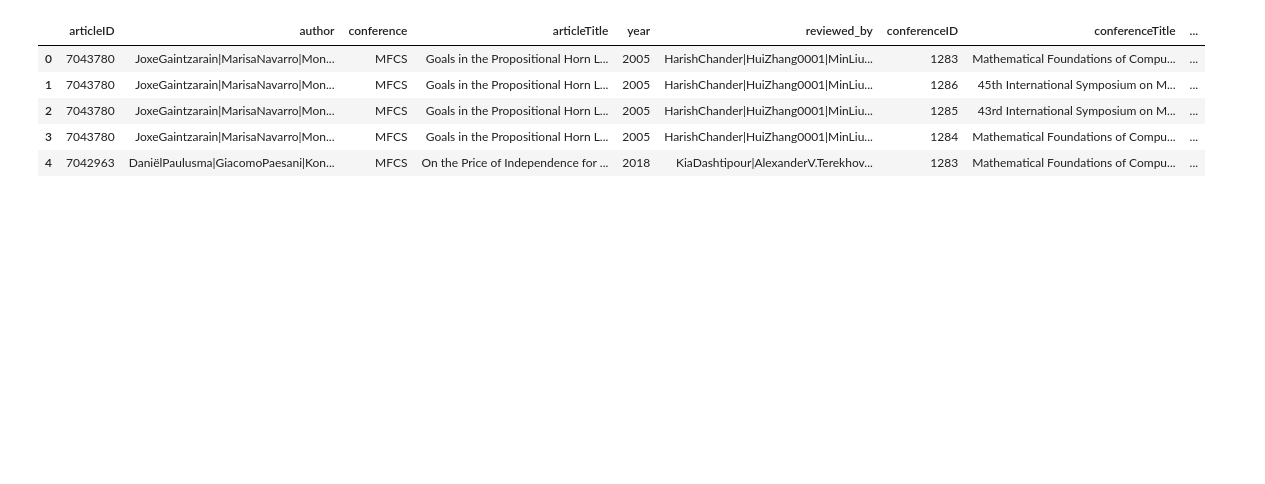
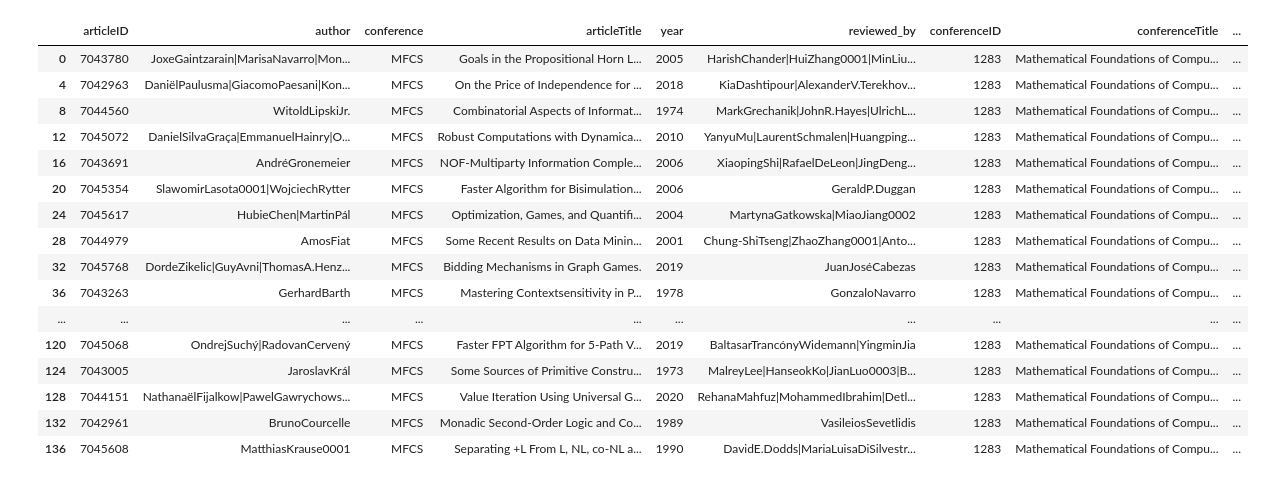
Before and after one commit to KatBCN/SDM_Lab3, a Jupyter notebook: data prep/Data Processing Lab 3.ipynb, the cells around one changed output. Cells and saved outputs as stored; diff of their text form; code cells hidden in the pictures; blank space fills up the shorter version.

```diff
--- a/data prep/Data Processing Lab 3.ipynb
+++ b/data prep/Data Processing Lab 3.ipynb
@@ -195,12 +197,23 @@ articles = articles.drop(['key',
 
 articles.to_csv('articles_processed.csv')
 articles[:5].to_csv('article_slice.csv')
-# %%
-proceeding.head()
-# %% [output]
-|  | articleID | author | conference | articleTitle | year | reviewed_by | conferenceID | conferenceTitle | ... |
-| 0 | 7043780 | JoxeGaintzarain|MarisaNavarro|Mon... | MFCS | Goals in the Propositional Horn L... | 2005 | HarishChander|HuiZhang0001|MinLiu... | 1283 | Mathematical Foundations of Compu... | ... |
-| 1 | 7043780 | JoxeGaintzarain|MarisaNavarro|Mon... | MFCS | Goals in the Propositional Horn L... | 2005 | HarishChander|HuiZhang0001|MinLiu... | 1286 | 45th International Symposium on M... | ... |
-| 2 | 7043780 | JoxeGaintzarain|MarisaNavarro|Mon... | MFCS | Goals in the Propositional Horn L... | 2005 | HarishChander|HuiZhang0001|MinLiu... | 1285 | 43rd International Symposium on M... | ... |
-| 3 | 7043780 | JoxeGaintzarain|MarisaNavarro|Mon... | MFCS | Goals in the Propositional Horn L... | 2005 | HarishChander|HuiZhang0001|MinLiu... | 1284 | Mathematical Foundations of Compu... | ... |
-| 4 | 7042963 | DaniëlPaulusma|GiacomoPaesani|Kon... | MFCS | On the Price of Independence for ... | 2018 | KiaDashtipour|AlexanderV.Terekhov... | 1283 | Mathematical Foundations of Compu... | ... |
+# %%
+pro
+# %% [output]
+|  | articleID | author | conference | articleTitle | year | reviewed_by | conferenceID | conferenceTitle | ... |
+| 0 | 7043780 | JoxeGaintzarain|MarisaNavarro|Mon... | MFCS | Goals in the Propositional Horn L... | 2005 | HarishChander|HuiZhang0001|MinLiu... | 1283 | Mathematical Foundations of Compu... | ... |
+| 4 | 7042963 | DaniëlPaulusma|GiacomoPaesani|Kon... | MFCS | On the Price of Independence for ... | 2018 | KiaDashtipour|AlexanderV.Terekhov... | 1283 | Mathematical Foundations of Compu... | ... |
+| 8 | 7044560 | WitoldLipskiJr. | MFCS | Combinatorial Aspects of Informat... | 1974 | MarkGrechanik|JohnR.Hayes|UlrichL... | 1283 | Mathematical Foundations of Compu... | ... |
+| 12 | 7045072 | DanielSilvaGraça|EmmanuelHainry|O... | MFCS | Robust Computations with Dynamica... | 2010 | YanyuMu|LaurentSchmalen|Huangping... | 1283 | Mathematical Foundations of Compu... | ... |
+| 16 | 7043691 | AndréGronemeier | MFCS | NOF-Multiparty Information Comple... | 2006 | XiaopingShi|RafaelDeLeon|JingDeng... | 1283 | Mathematical Foundations of Compu... | ... |
+| 20 | 7045354 | SlawomirLasota0001|WojciechRytter | MFCS | Faster Algorithm for Bisimulation... | 2006 | GeraldP.Duggan | 1283 | Mathematical Foundations of Compu... | ... |
+| 24 | 7045617 | HubieChen|MartinPál | MFCS | Optimization, Games, and Quantifi... | 2004 | MartynaGatkowska|MiaoJiang0002 | 1283 | Mathematical Foundations of Compu... | ... |
+| 28 | 7044979 | AmosFiat | MFCS | Some Recent Results on Data Minin... | 2001 | Chung-ShiTseng|ZhaoZhang0001|Anto... | 1283 | Mathematical Foundations of Compu... | ... |
+| 32 | 7045768 | DordeZikelic|GuyAvni|ThomasA.Henz... | MFCS | Bidding Mechanisms in Graph Games. | 2019 | JuanJoséCabezas | 1283 | Mathematical Foundations of Compu... | ... |
+| 36 | 7043263 | GerhardBarth | MFCS | Mastering Contextsensitivity in P... | 1978 | GonzaloNavarro | 1283 | Mathematical Foundations of Compu... | ... |
+| ... | ... | ... | ... | ... | ... | ... | ... | ... | ... |
+| 120 | 7045068 | OndrejSuchý|RadovanCervený | MFCS | Faster FPT Algorithm for 5-Path V... | 2019 | BaltasarTrancónyWidemann|YingminJia | 1283 | Mathematical Foundations of Compu... | ... |
+| 124 | 7043005 | JaroslavKrál | MFCS | Some Sources of Primitive Constru... | 1973 | MalreyLee|HanseokKo|JianLuo0003|B... | 1283 | Mathematical Foundations of Compu... | ... |
+| 128 | 7044151 | NathanaëlFijalkow|PawelGawrychows... | MFCS | Value Iteration Using Universal G... | 2020 | RehanaMahfuz|MohammedIbrahim|Detl... | 1283 | Mathematical Foundations of Compu... | ... |
+| 132 | 7042961 | BrunoCourcelle | MFCS | Monadic Second-Order Logic and Co... | 1989 | VasileiosSevetlidis | 1283 | Mathematical Foundations of Compu... | ... |
+| 136 | 7045608 | MatthiasKrause0001 | MFCS | Separating +L From L, NL, co-NL a... | 1990 | DavidE.Dodds|MariaLuisaDiSilvestr... | 1283 | Mathematical Foundations of Compu... | ... |
```
Also changed, not shown: parts of 4 cells of this notebook, 1 other file.
